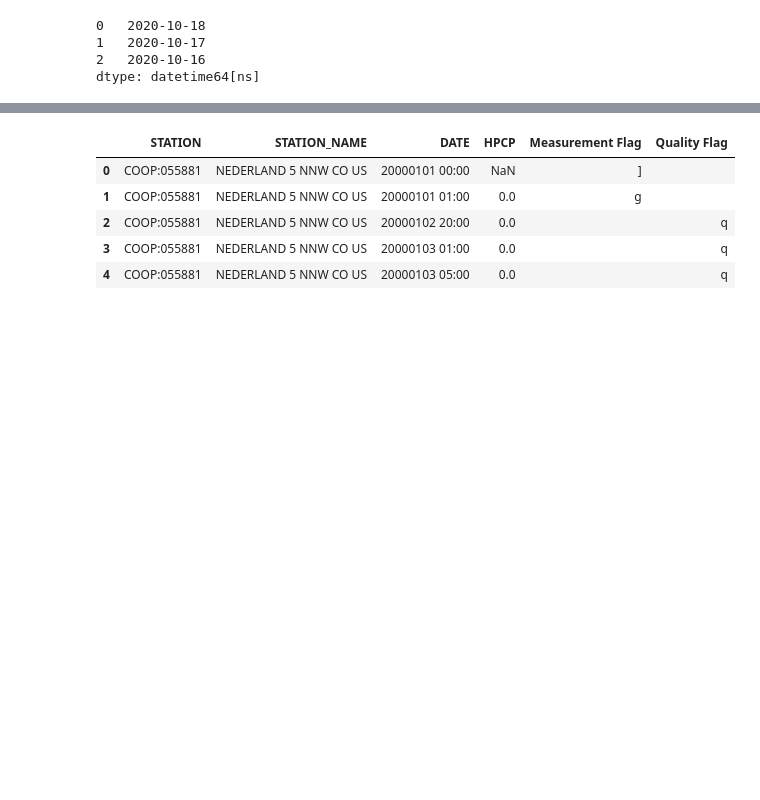
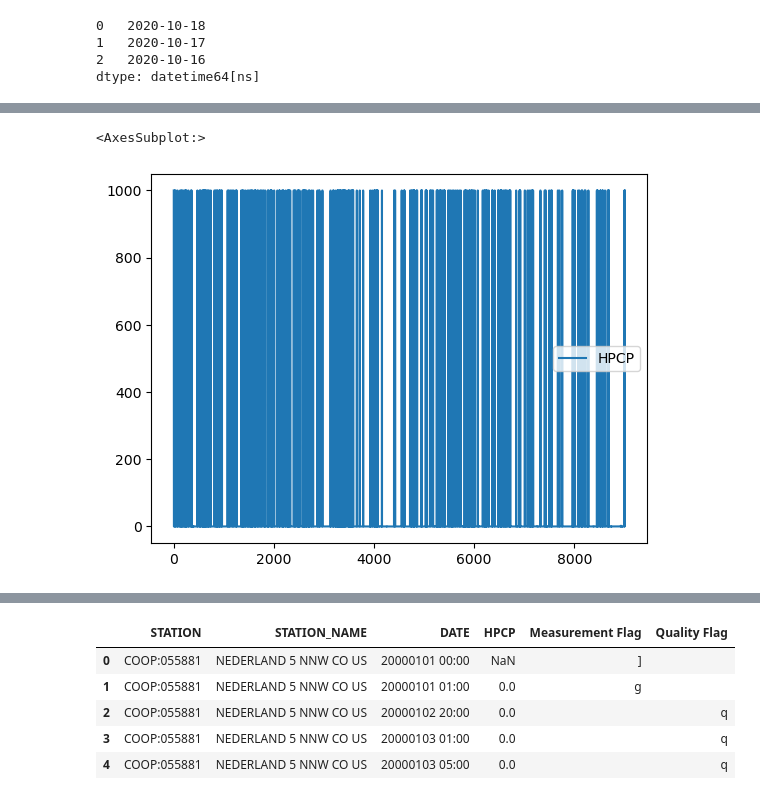
Before and after one commit to rfswick/eds220-2024-in-class, a Jupyter notebook: week4-time-series.ipynb, the cells around one changed output, grey strips where cells are left out. Saved outputs shown, nothing was run; the diff lists cells and outputs as text; code cells hidden in the pictures; blank space fills up the shorter version.

```diff
--- a/week4-time-series.ipynb
+++ b/week4-time-series.ipynb
@@ -36,0 +57,6 @@ dtype: datetime64[ns]
+# %%
+# Plot hourly precipitation in Boulder CO
+precip.plot()
+# %% [output]
+<AxesSubplot:>
+[figure, added]
```
Also changed, not shown: parts of 34 cells of this notebook, 2 other files.
